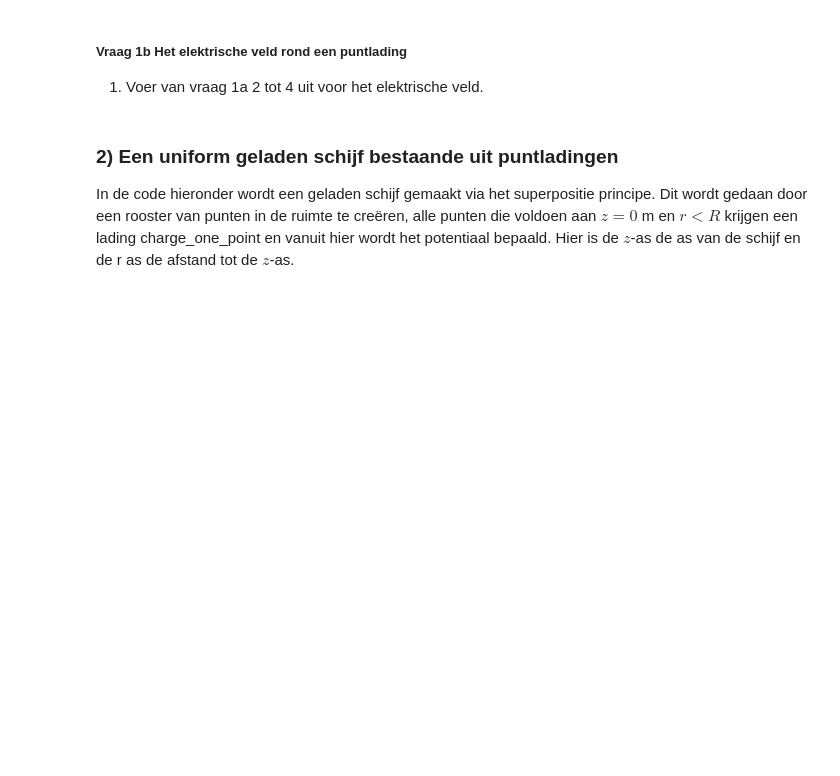
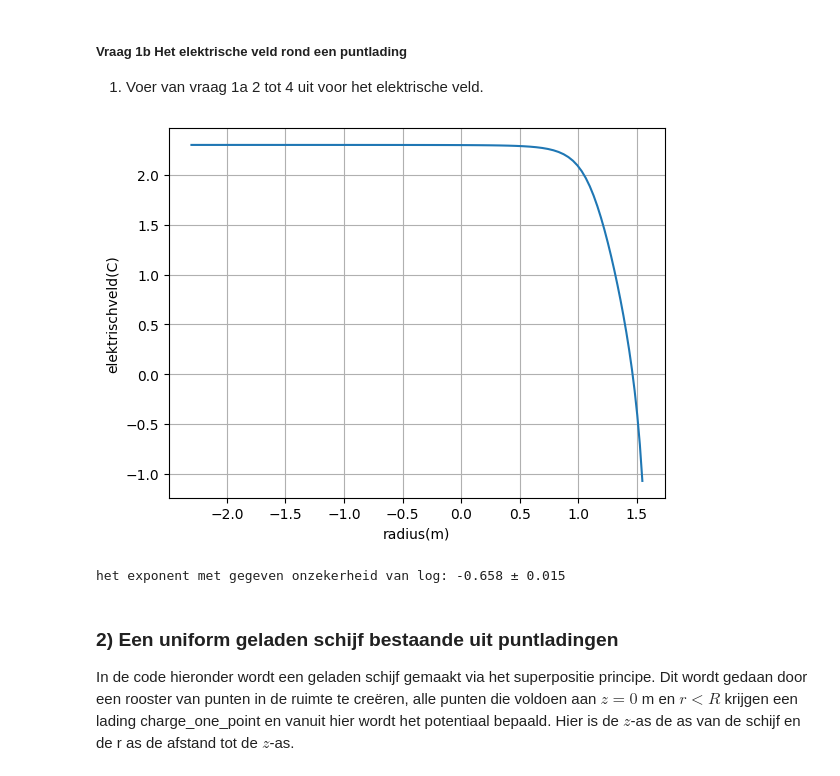
Before and after one commit to Rune-TuDelft/opdrachten-DEF-D, a Jupyter notebook: DigitaleOntwerpopdrachten/1CondensatorOpdracht/CondensatorOntwerpopdracht.ipynb, the cells around one changed output. Saved outputs shown, nothing was run; the diff lists cells and outputs as text; code cells hidden in the pictures; blank space fills up the shorter version.

```diff
--- a/DigitaleOntwerpopdrachten/1CondensatorOpdracht/CondensatorOntwerpopdracht.ipynb
+++ b/DigitaleOntwerpopdrachten/1CondensatorOpdracht/CondensatorOntwerpopdracht.ipynb
@@ -95,8 +127,37 @@ plot_results_pt_charge_at_origin(Ez, Er, normE, V, r, z, grid_step)
 1. Voer van vraag 1a 2 tot 4 uit voor het elektrische veld.
 # %%
 ###
-###Hier jouw code###
+#2
+E_ = normE[index_z,:r_for_E.shape[0]]
+positive_idx = E_ > 0
+fit_r = r_for_E[positive_idx]
+fit_E_ = E_[positive_idx]
+
+positive_r_idx = fit_r > 0
+fit_r = fit_r[positive_r_idx]
+fit_E_ = fit_E_[positive_r_idx]
+
+log_E = np.log(fit_E_)
+log_r = np.log(fit_r)
+
+plt.xlabel('radius(m)')
+plt.ylabel('elektrischveld(C)')
+plt.grid()
+plt.plot(log_r,log_E)
+plt.show()
+
+#3
+def FIT(x,Log_a,b):
+    return Log_a + b*x
+
+var, cov = curve_fit(FIT,log_r,log_E)
+#4
+print('het exponent met gegeven onzekerheid van log:', round(var[1],3),'±',round(cov[1,1],3))
+
 ###
+# %% [output]
+[figure, added]
+het exponent met gegeven onzekerheid van log: -0.658 ± 0.015
 # %% [markdown]
 ### 2) Een uniform geladen schijf bestaande uit puntladingen
 
```
Also changed, not shown: parts of 15 cells of this notebook.
